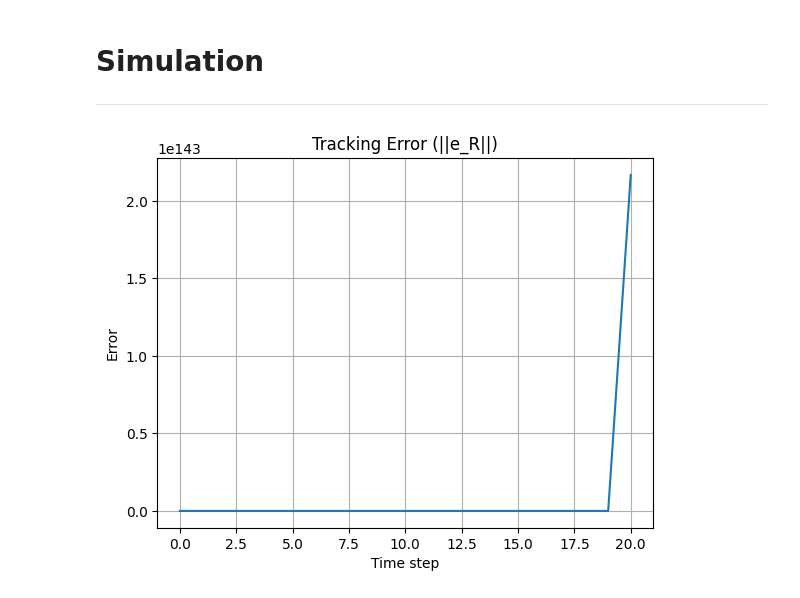
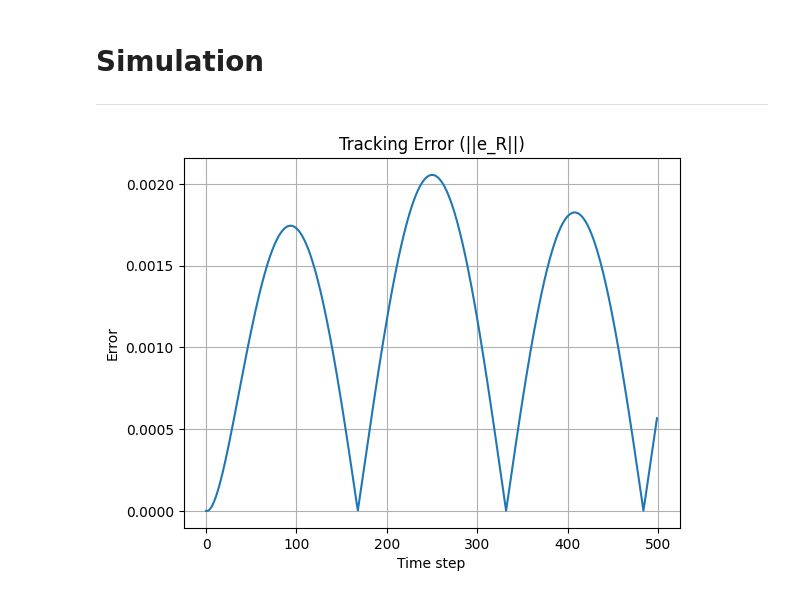
Before and after one commit to Du-nara/ME421-Mechanical-Systems-Lab-A3, a Jupyter notebook: Controls/E_20_388_Controls.ipynb, the cells around one changed output. Drawn from its saved outputs; the diff is of its cells as text; code cells hidden in the pictures.

```diff
--- a/Controls/E_20_388_Controls.ipynb
+++ b/Controls/E_20_388_Controls.ipynb
@@ -442,6 +442,7 @@ So system behaves like a stable PID system.
 # %%
 import numpy as np
 import matplotlib.pyplot as plt
+from scipy.linalg import expm
 
 # ----------------------------
 # Utility functions
@@ -452,6 +453,9 @@ def hat(w):
         [w[2], 0, -w[0]],
         [-w[1], w[0], 0]
     ])
+
+def vee(M):
+    return np.array([M[2,1], M[0,2], M[1,0]])
 
 # ----------------------------
 # Reference trajectory
@@ -480,16 +484,17 @@ T = 10
 steps = int(T/dt)
 
 I = np.diag([0.02, 0.02, 0.04])
+I_inv = np.linalg.inv(I)
 
 Kp = np.diag([5,5,5])
 Kd = np.diag([2,2,2])
-Ki = np.diag([1,1,1])
+Ki = np.diag([0.5,0.5,0.5])   # smaller to avoid windup
 
 # ----------------------------
 # Initial conditions
 # ----------------------------
 R = np.eye(3)
-pi = np.array([0.0,0.0,0.0])
+w = np.zeros(3)
 eIR = np.zeros(3)
 
 error_history = []
@@ -500,61 +505,60 @@ error_history = []
 for k in range(steps):
 
     t = k * dt
 
     # Reference
     Rr, wr, wdot_r = reference(t)
 
-    # Current state
-    IR = R @ I @ R.T
-    w = np.linalg.inv(IR) @ pi
+    # ----------------------------
+    # Errors (SO(3) geometric)
+    # ----------------------------
+    Re = Rr.T @ R
 
-    # Errors
-    Re = Rr @ R.T
-    we = wr - Re @ w
+    eR = 0.5 * vee(Re - Re.T)
+    ew = w - R.T @ Rr @ wr
 
-    # eR
-    eR_mat = np.eye(3) @ Re - Re.T @ np.eye(3)
-    eR = np.array([eR_mat[2,1], eR_mat[0,2], eR_mat[1,0]])
+    # Integral (with clamping)
+    eIR += eR * dt
+    eIR = np.clip(eIR, -0.5, 0.5)
 
-    # Integral
-    eIR += eR * dt
+    # ----------------------------
+    # Feedforward (body frame)
+    # ----------------------------
+    wr_body = R.T @ Rr @ wr
+    wdot_r_body = R.T @ Rr @ wdot_r
 
-    # Reference momentum
-    IR_r = Rr @ I @ Rr.T
-    pi_r = IR_r @ wr
+    feedforward = I @ wdot_r_body + np.cross(w, I @ w)
 
-    # Body frame quantities
-    Omega_r = Rr.T @ wr
-    Omega_dot_r = Rr.T @ wdot_r
+    # ----------------------------
+    # Control law
+    # ----------------------------
+    tau = -Kp @ eR - Kd @ ew - Ki @ eIR + feedforward
 
-    Pi_r = I @ Omega_r
-    Pi_dot_r = I @ Omega_dot_r + np.cross(Omega_r, Pi_r)
+    # ----------------------------
+    # Dynamics (Euler's equation)
+    # ----------------------------
+    wdot = I_inv @ (tau - np.cross(w, I @ w))
 
-    # Feedforward
-    feedforward = R @ Pi_dot_r + np.cross(w, Re.T @ pi_r)
+    # Integrate angular velocity
+    w = w + wdot * dt
 
-    # Control
-    tau = -Kp @ eR - Kd @ we - Ki @ eIR + feedforward
+    # Integrate rotation (EXACT on SO(3))
+    R = expm(hat(w) * dt) @ R
 
-    # Dynamics
-    Rdot = hat(w) @ R
-    pidot = tau
-
-    R = R + Rdot * dt
-    pi = pi + pidot * dt
-
+    # ----------------------------
     # Store error
+    # ----------------------------
     error_history.append(np.linalg.norm(eR))
 
 # ----------------------------
 # Plot
 # ----------------------------
 plt.figure()
 plt.plot(error_history)
 plt.title("Tracking Error (||e_R||)")
 plt.xlabel("Time step")
 plt.ylabel("Error")
 plt.grid()
 plt.show()
 # %% [output]
-[figure, old version]
+[figure, new version]
```
